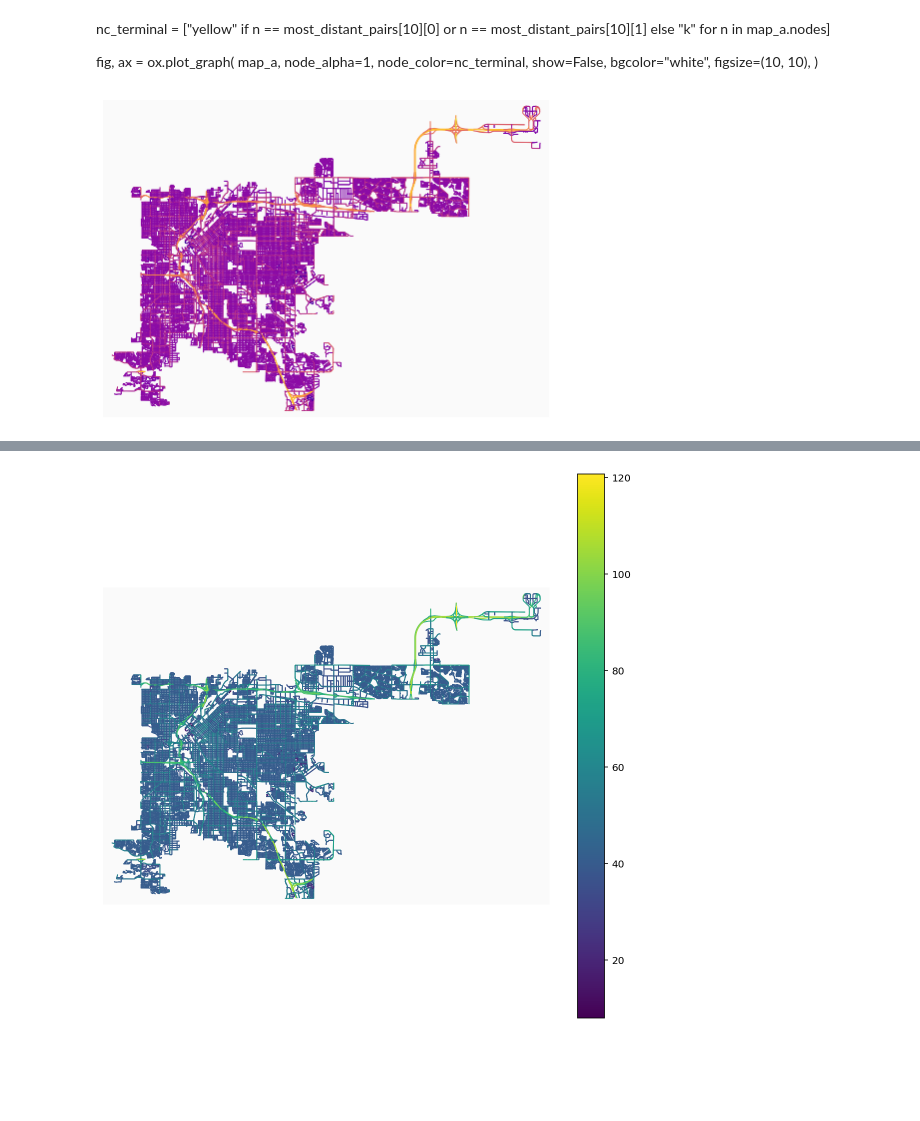
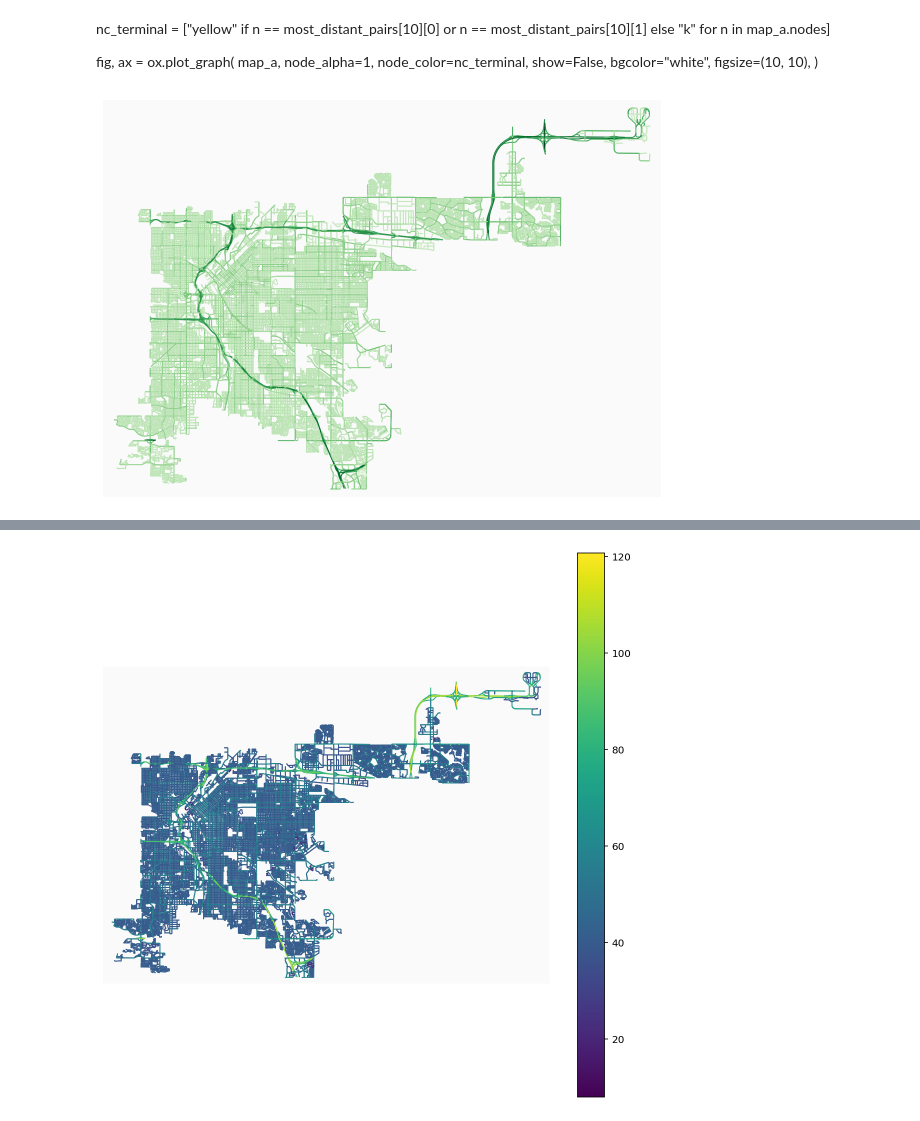
Before and after one commit to schmidmt/Finding-Optional-Shared-Streets, a Jupyter notebook: notebooks/DenverMap.ipynb, the cells around one changed output, grey strips where cells are left out. Cells and saved outputs as stored; diff of their text form; code cells hidden in the pictures; blank space fills up the shorter version.

```diff
--- a/notebooks/DenverMap.ipynb
+++ b/notebooks/DenverMap.ipynb
@@ -144,10 +148,10 @@ for (u, v) in map_a.edges():
         else:
             print(u, v, data)
 # %%
-ec = ox.plot.get_edge_colors_by_attr(map_a, "speed_kph", cmap="plasma")
-fig, ax = ox.plot_graph(map_a, node_alpha=0, edge_color=ec, bgcolor="#fafafa")
+ec = ox.plot.get_edge_colors_by_attr(map_a, "speed_kph", cmap="Greens")
+fig, ax = ox.plot_graph(map_a, node_alpha=0, edge_color=ec, bgcolor="#fafafa", figsize=(10, 10))
 # %% [output]
-[figure, old version]
+[figure, new version]
 # %%
 map_a = drive_network_to_capacitated_network(map_a)
 # %%
```
Also changed, not shown: parts of 6 cells of this notebook, 4 other files.
